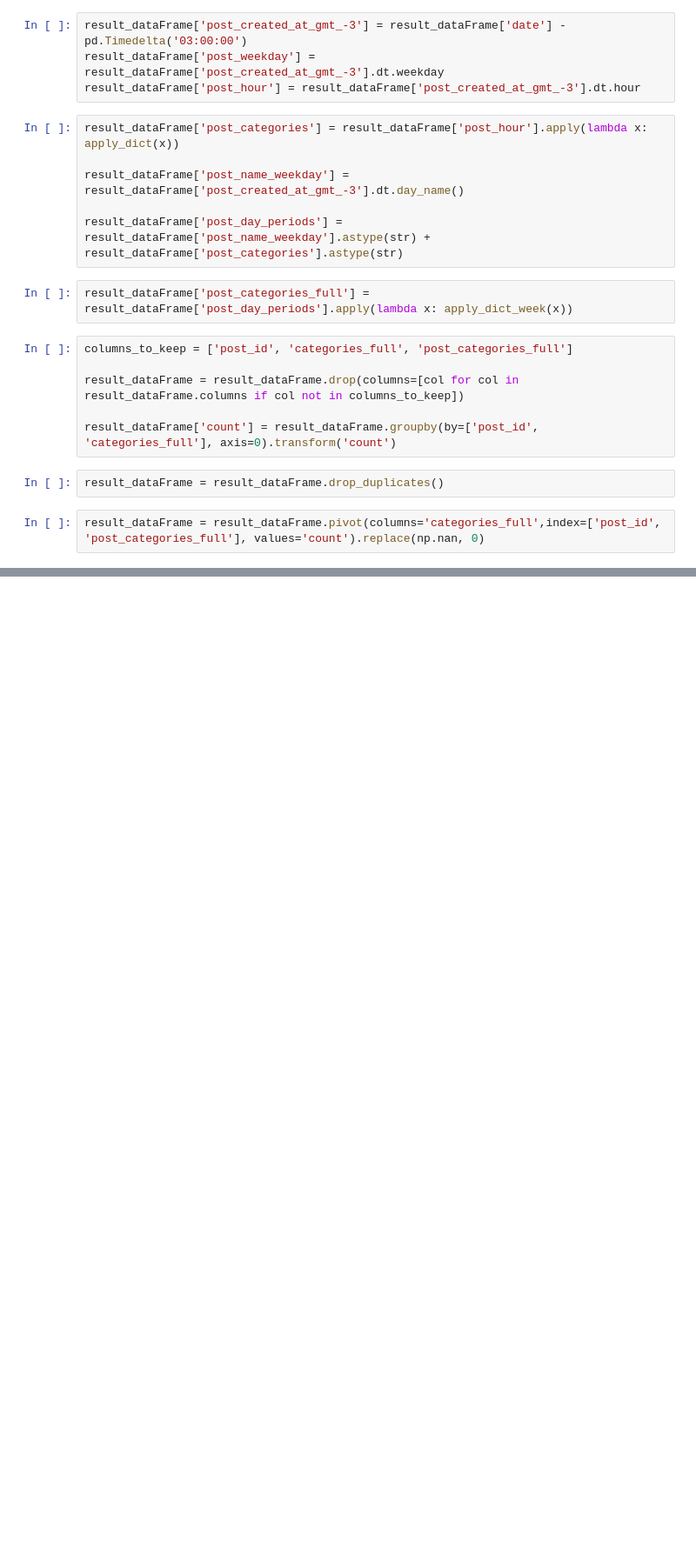
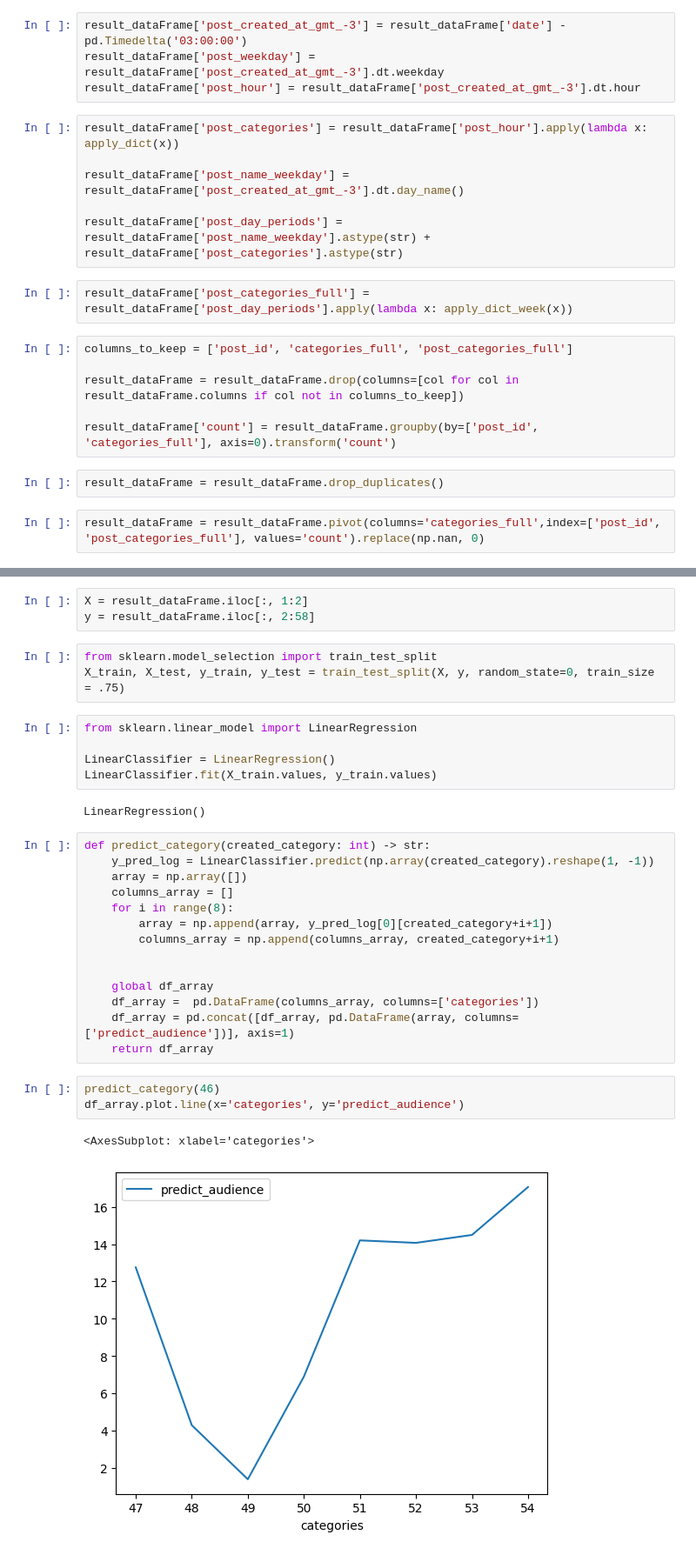
Before and after one commit to criticalmassbr/ml-predict-best-time, a Jupyter notebook: data_treatment_2.ipynb, the cells around one changed output, grey strips where cells are left out. Shown at 87% size. Saved outputs shown, nothing was run; the diff lists cells and outputs as text; blank space fills up the shorter version.

Commit message:
created function to analyze results

```diff
--- a/data_treatment_2.ipynb
+++ b/data_treatment_2.ipynb
@@ -155,0 +171,33 @@ result_dataFrame.to_csv('csv/count_post_view_categories', index=False)
+# %%
+X = result_dataFrame.iloc[:, 1:2]
+y = result_dataFrame.iloc[:, 2:58]
+# %%
+from sklearn.model_selection import train_test_split
+X_train, X_test, y_train, y_test = train_test_split(X, y, random_state=0, train_size = .75)
+# %%
+from sklearn.linear_model import LinearRegression
+
+LinearClassifier = LinearRegression()
+LinearClassifier.fit(X_train.values, y_train.values)
+# %% [output]
+LinearRegression()
+# %%
+def predict_category(created_category: int) -> str:
+    y_pred_log = LinearClassifier.predict(np.array(created_category).reshape(1, -1))
+    array = np.array([])
+    columns_array = []
+    for i in range(8):
+        array = np.append(array, y_pred_log[0][created_category+i+1])
+        columns_array = np.append(columns_array, created_category+i+1)
+
+
+    global df_array
+    df_array =  pd.DataFrame(columns_array, columns=['categories'])
+    df_array = pd.concat([df_array, pd.DataFrame(array, columns=['predict_audience'])], axis=1)
+    return df_array
+# %%
+predict_category(46)
+df_array.plot.line(x='categories', y='predict_audience')
+# %% [output]
+<AxesSubplot: xlabel='categories'>
+[figure, added]
```
Also changed, not shown: parts of 5 cells of this notebook, 1 other file.
